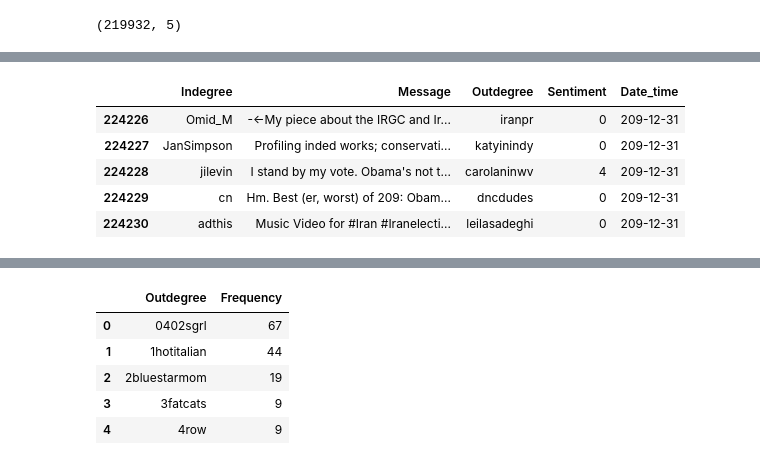
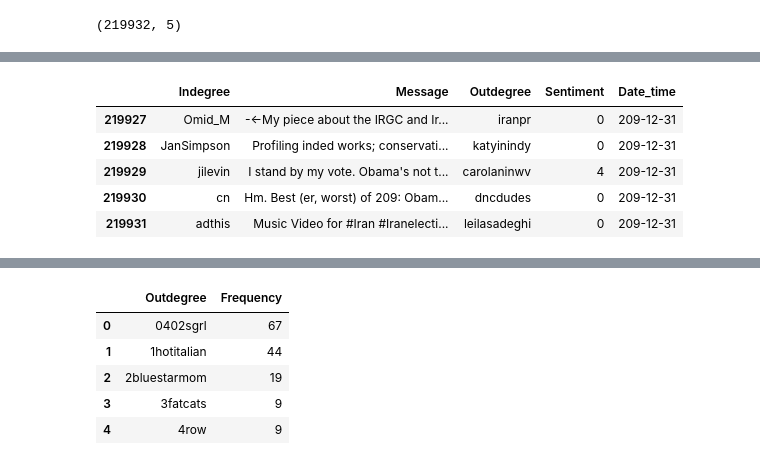
Before and after one commit to richardsop/SNA, a Jupyter notebook: dataMunglingPolitics.ipynb, the cells around one changed output, grey strips where cells are left out. Cells and saved outputs as stored; diff of their text form; code cells hidden in the pictures.

```diff
--- a/dataMunglingPolitics.ipynb
+++ b/dataMunglingPolitics.ipynb
@@ -1,5 +1,5 @@
 # %%
 import pandas as pd
 # %%
-csv = pd.read_csv("politicstouseplusdate2.csv", header=0, quoting=0, delimiter=",")
+dataP = pd.read_csv("politicsDataset.csv", header=0, quoting=0, delimiter=",")
 # %%
@@ -9,12 +18,12 @@ csv.shape
 # %%
-csv.tail()
+dataP.tail()
 # %% [output]
 |  | Indegree | Message | Outdegree | Sentiment | Date_time |
-| 224226 | Omid_M | -<-My piece about the IRGC and Ir... | iranpr | 0 | 209-12-31 |
-| 224227 | JanSimpson | Profiling inded works; conservati... | katyinindy | 0 | 209-12-31 |
-| 224228 | jilevin | I stand by my vote. Obama's not t... | carolaninwv | 4 | 209-12-31 |
-| 224229 | cn | Hm. Best (er, worst) of 209: Obam... | dncdudes | 0 | 209-12-31 |
-| 224230 | adthis | Music Video for #Iran #Iranelecti... | leilasadeghi | 0 | 209-12-31 |
+| 219927 | Omid_M | -<-My piece about the IRGC and Ir... | iranpr | 0 | 209-12-31 |
+| 219928 | JanSimpson | Profiling inded works; conservati... | katyinindy | 0 | 209-12-31 |
+| 219929 | jilevin | I stand by my vote. Obama's not t... | carolaninwv | 4 | 209-12-31 |
+| 219930 | cn | Hm. Best (er, worst) of 209: Obam... | dncdudes | 0 | 209-12-31 |
+| 219931 | adthis | Music Video for #Iran #Iranelecti... | leilasadeghi | 0 | 209-12-31 |
 # %%
 dec = csv.loc[csv['Date_time'].str.contains("209-12-")]
 # %%
```
Also changed, not shown: parts of 11 cells of this notebook.
